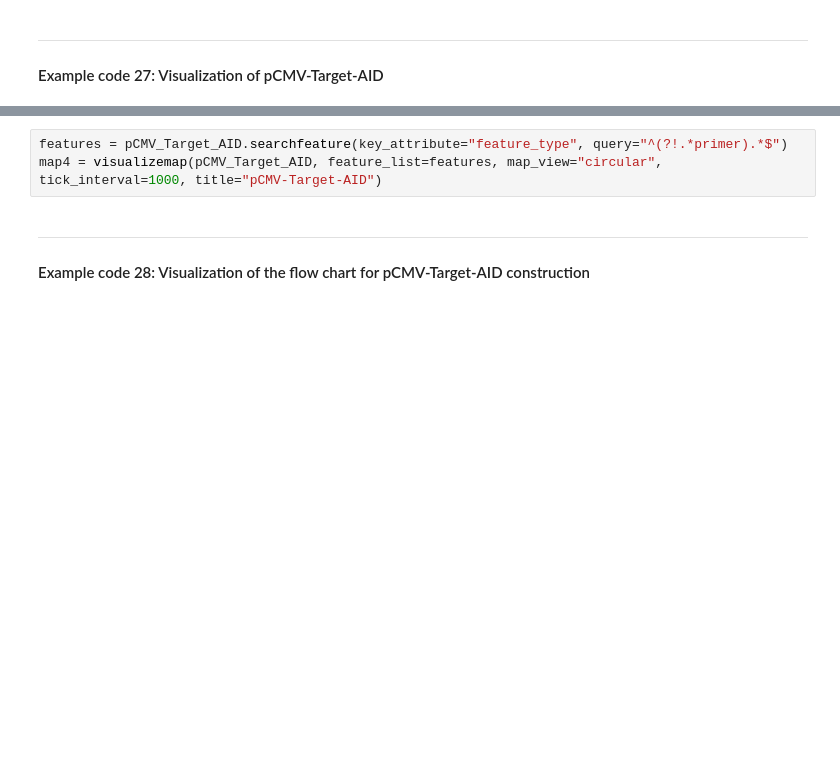
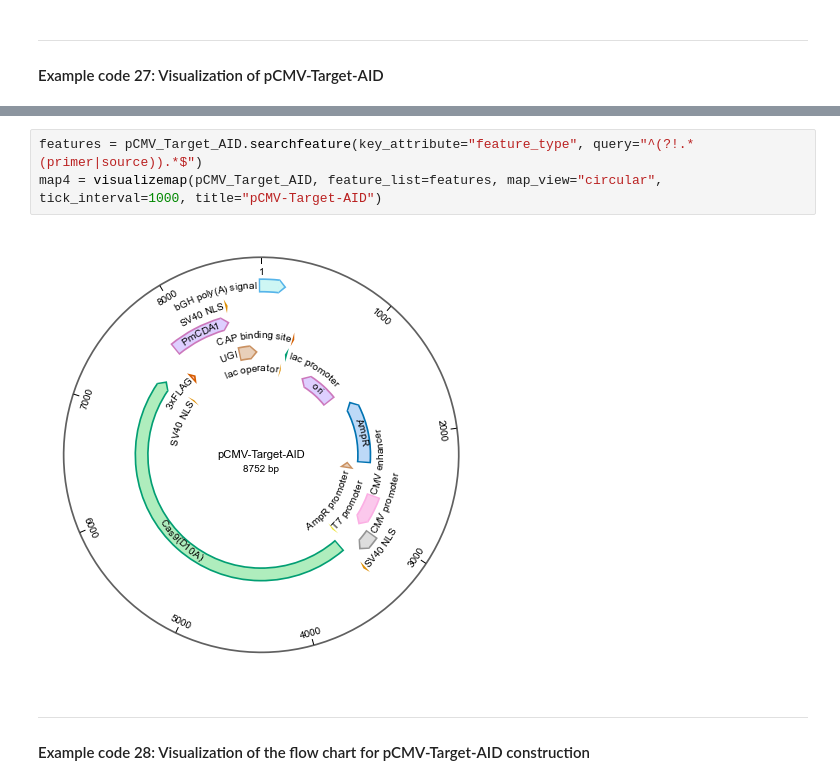
Before and after one commit to yachielab/QUEEN, a Jupyter notebook: demo/tutorial/tutorial_ex24-28.ipynb, the cells around one changed output, grey strips where cells are left out. Saved outputs shown, nothing was run; the diff lists cells and outputs as text; blank space fills up the shorter version.

```diff
--- a/demo/tutorial/tutorial_ex24-28.ipynb
+++ b/demo/tutorial/tutorial_ex24-28.ipynb
@@ -159,6 +163,8 @@ map3.savefig("output/fig3.pdf", bbox_inches="tight")
 # %%
-features = pCMV_Target_AID.searchfeature(key_attribute="feature_type", query="^(?!.*primer).*$")
+features = pCMV_Target_AID.searchfeature(key_attribute="feature_type", query="^(?!.*(primer|source)).*$")
 map4 = visualizemap(pCMV_Target_AID, feature_list=features, map_view="circular", tick_interval=1000, title="pCMV-Target-AID")
+# %% [output]
+[figure, added]
 # %% [markdown]
 ----
 #### Example code 28: Visualization of the flow chart for pCMV-Target-AID construction
```
Also changed, not shown: parts of 4 cells of this notebook, 4 other files.
